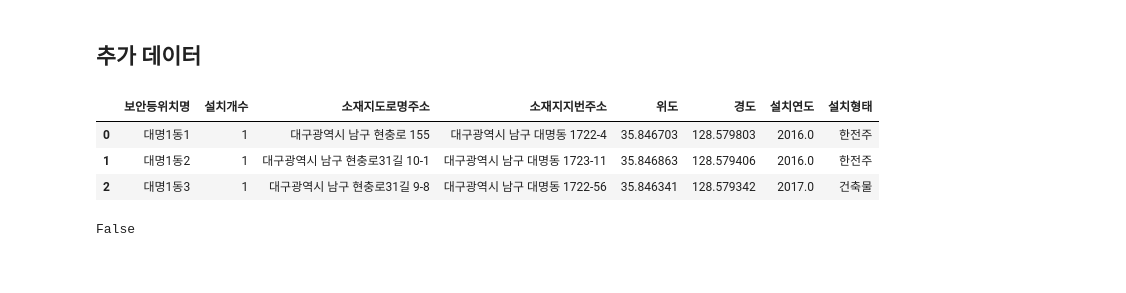
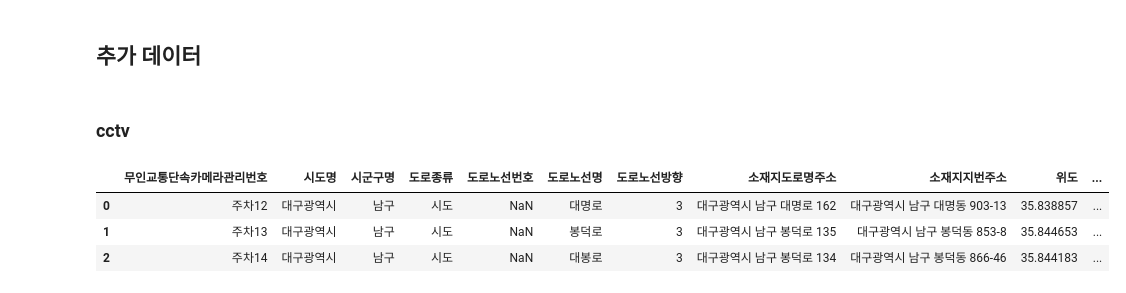
Before and after one commit to Boostcamp-AI-Tech-Recsys-team2/Prediction-of-Traffic-Accident-Victims-in-Daegu, a Jupyter notebook: EDA/EDA_soomi.ipynb, the cells around one changed output. Saved outputs shown, nothing was run; the diff lists cells and outputs as text; code cells hidden in the pictures.

```diff
--- a/EDA/EDA_soomi.ipynb
+++ b/EDA/EDA_soomi.ipynb
@@ -965,0 +958,2 @@ accident = pd.read_csv('/content/drive/MyDrive/boostcamp/data/external_open/coun
+# %% [markdown]
+### cctv
@@ -966,11 +962,7 @@ accident = pd.read_csv('/content/drive/MyDrive/boostcamp/data/external_open/coun
 # %%
-light.head(3)
+cctv.head(3)
 # %% [output]
-|  | 보안등위치명 | 설치개수 | 소재지도로명주소 | 소재지지번주소 | 위도 | 경도 | 설치연도 | 설치형태 |
-| 0 | 대명1동1 | 1 | 대구광역시 남구 현충로 155 | 대구광역시 남구 대명동 1722-4 | 35.846703 | 128.579803 | 2016.0 | 한전주 |
-| 1 | 대명1동2 | 1 | 대구광역시 남구 현충로31길 10-1 | 대구광역시 남구 대명동 1723-11 | 35.846863 | 128.579406 | 2016.0 | 한전주 |
-| 2 | 대명1동3 | 1 | 대구광역시 남구 현충로31길 9-8 | 대구광역시 남구 대명동 1722-56 | 35.846341 | 128.579342 | 2017.0 | 건축물 |
+|  | 무인교통단속카메라관리번호 | 시도명 | 시군구명 | 도로종류 | 도로노선번호 | 도로노선명 | 도로노선방향 | 소재지도로명주소 | 소재지지번주소 | 위도 | ... |
+| 0 | 주차12 | 대구광역시 | 남구 | 시도 | NaN | 대명로 | 3 | 대구광역시 남구 대명로 162 | 대구광역시 남구 대명동 903-13 | 35.838857 | ... |
+| 1 | 주차13 | 대구광역시 | 남구 | 시도 | NaN | 봉덕로 | 3 | 대구광역시 남구 봉덕로 135 | 대구광역시 남구 봉덕동 853-8 | 35.844653 | ... |
+| 2 | 주차14 | 대구광역시 | 남구 | 시도 | NaN | 대봉로 | 3 | 대구광역시 남구 봉덕로 134 | 대구광역시 남구 봉덕동 866-46 | 35.844183 | ... |
-# %%
-'대명동' in light['소재지지번주소']
-# %% [output]
-False
```
Also changed, not shown: parts of 43 cells of this notebook.
